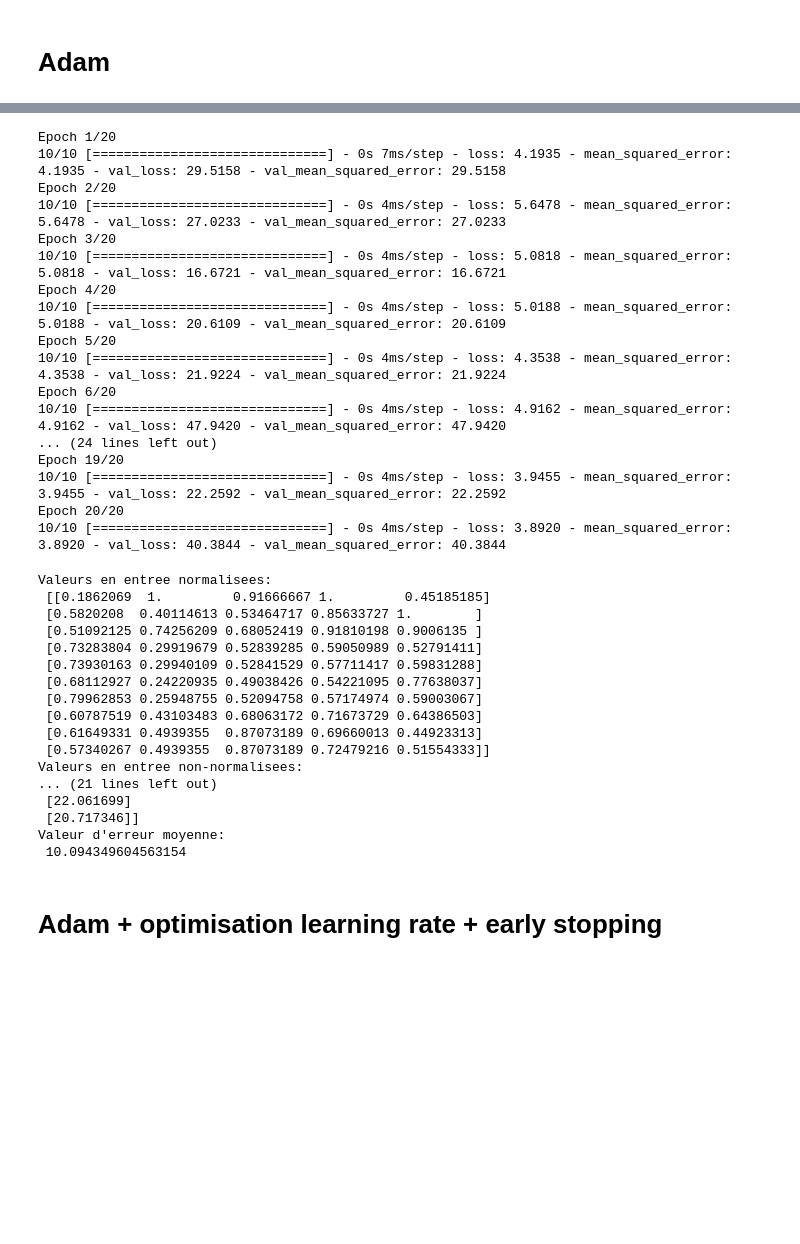
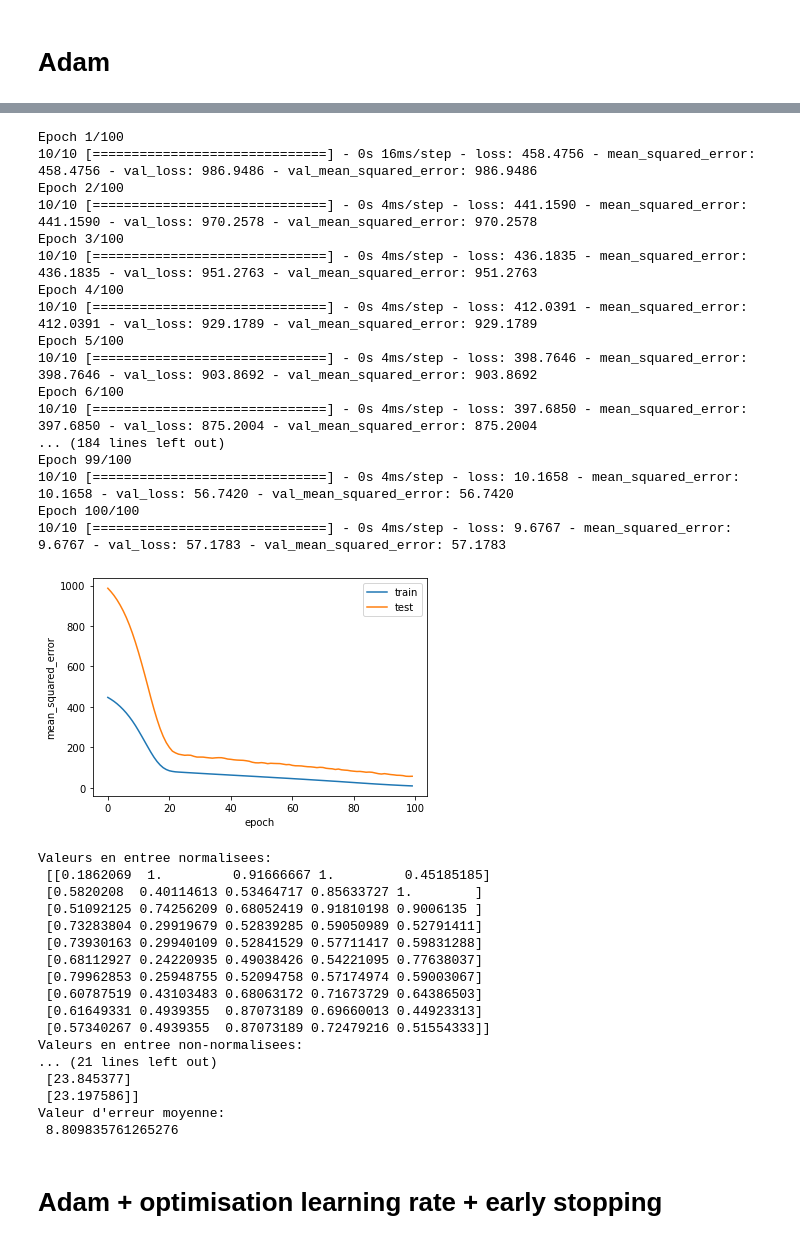
Before and after one commit to hanzopgp/MasterBioInformaticsPTs, a Jupyter notebook: S1/MAPSI/TME/TME9/TME9DurandKordon.ipynb, the cells around one changed output, grey strips where cells are left out. Drawn from its saved outputs; the diff is of its cells as text; code cells hidden in the pictures; blank space fills up the shorter version.

```diff
--- a/S1/MAPSI/TME/TME9/TME9DurandKordon.ipynb
+++ b/S1/MAPSI/TME/TME9/TME9DurandKordon.ipynb
@@ -1080,3 +1080,5 @@ def build_model():
     model.compile(loss="mse", optimizer="adam", metrics=["mean_squared_error"]) # Fonction de loss moindre carres et optimisation par descente de gradient
     model.summary()
     return model
+# %%
+model = build_model()
@@ -1083,23 +1100,33 @@ def build_model():
 # %%
 hist = model.fit(X_train, Y_train, epochs=EPOCHS, validation_data=(X_test, Y_test))
 # %% [output]
-Epoch 1/20
-10/10 [==============================] - 0s 7ms/step - loss: 4.1935 - mean_squared_error: 4.1935 - val_loss: 29.5158 - val_mean_squared_error: 29.5158
-Epoch 2/20
-10/10 [==============================] - 0s 4ms/step - loss: 5.6478 - mean_squared_error: 5.6478 - val_loss: 27.0233 - val_mean_squared_error: 27.0233
-Epoch 3/20
-10/10 [==============================] - 0s 4ms/step - loss: 5.0818 - mean_squared_error: 5.0818 - val_loss: 16.6721 - val_mean_squared_error: 16.6721
-Epoch 4/20
-10/10 [==============================] - 0s 4ms/step - loss: 5.0188 - mean_squared_error: 5.0188 - val_loss: 20.6109 - val_mean_squared_error: 20.6109
-Epoch 5/20
-10/10 [==============================] - 0s 4ms/step - loss: 4.3538 - mean_squared_error: 4.3538 - val_loss: 21.9224 - val_mean_squared_error: 21.9224
-Epoch 6/20
-10/10 [==============================] - 0s 4ms/step - loss: 4.9162 - mean_squared_error: 4.9162 - val_loss: 47.9420 - val_mean_squared_error: 47.9420
-... (24 lines left out)
-Epoch 19/20
-10/10 [==============================] - 0s 4ms/step - loss: 3.9455 - mean_squared_error: 3.9455 - val_loss: 22.2592 - val_mean_squared_error: 22.2592
-Epoch 20/20
-10/10 [==============================] - 0s 4ms/step - loss: 3.8920 - mean_squared_error: 3.8920 - val_loss: 40.3844 - val_mean_squared_error: 40.3844
+Epoch 1/100
+10/10 [==============================] - 0s 16ms/step - loss: 458.4756 - mean_squared_error: 458.4756 - val_loss: 986.9486 - val_mean_squared_error: 986.9486
+Epoch 2/100
+10/10 [==============================] - 0s 4ms/step - loss: 441.1590 - mean_squared_error: 441.1590 - val_loss: 970.2578 - val_mean_squared_error: 970.2578
+Epoch 3/100
+10/10 [==============================] - 0s 4ms/step - loss: 436.1835 - mean_squared_error: 436.1835 - val_loss: 951.2763 - val_mean_squared_error: 951.2763
+Epoch 4/100
+10/10 [==============================] - 0s 4ms/step - loss: 412.0391 - mean_squared_error: 412.0391 - val_loss: 929.1789 - val_mean_squared_error: 929.1789
+Epoch 5/100
+10/10 [==============================] - 0s 4ms/step - loss: 398.7646 - mean_squared_error: 398.7646 - val_loss: 903.8692 - val_mean_squared_error: 903.8692
+Epoch 6/100
+10/10 [==============================] - 0s 4ms/step - loss: 397.6850 - mean_squared_error: 397.6850 - val_loss: 875.2004 - val_mean_squared_error: 875.2004
+... (184 lines left out)
+Epoch 99/100
+10/10 [==============================] - 0s 4ms/step - loss: 10.1658 - mean_squared_error: 10.1658 - val_loss: 56.7420 - val_mean_squared_error: 56.7420
+Epoch 100/100
+10/10 [==============================] - 0s 4ms/step - loss: 9.6767 - mean_squared_error: 9.6767 - val_loss: 57.1783 - val_mean_squared_error: 57.1783
+# %%
+# Check overfit
+plt.xlabel("epoch")
+plt.ylabel("mean_squared_error")
+plt.plot(hist.history["mean_squared_error"], label="train")
+plt.plot(hist.history["val_mean_squared_error"], label="test")
+plt.legend()
+plt.show()
+# %% [output]
+[figure, added]
 # %%
 # Check prediction
 sample=10
@@ -1123,10 +1150,10 @@ Valeurs en entree normalisees:
  [0.57340267 0.4939355  0.87073189 0.72479216 0.51554333]]
 Valeurs en entree non-normalisees:
 ... (21 lines left out)
- [22.061699]
- [20.717346]]
+ [23.845377]
+ [23.197586]]
 Valeur d'erreur moyenne:
- 10.094349604563154
+ 8.809835761265276
 # %% [markdown]
 # Adam + optimisation learning rate + early stopping
 # %%
```
Also changed, not shown: parts of 23 cells of this notebook.
